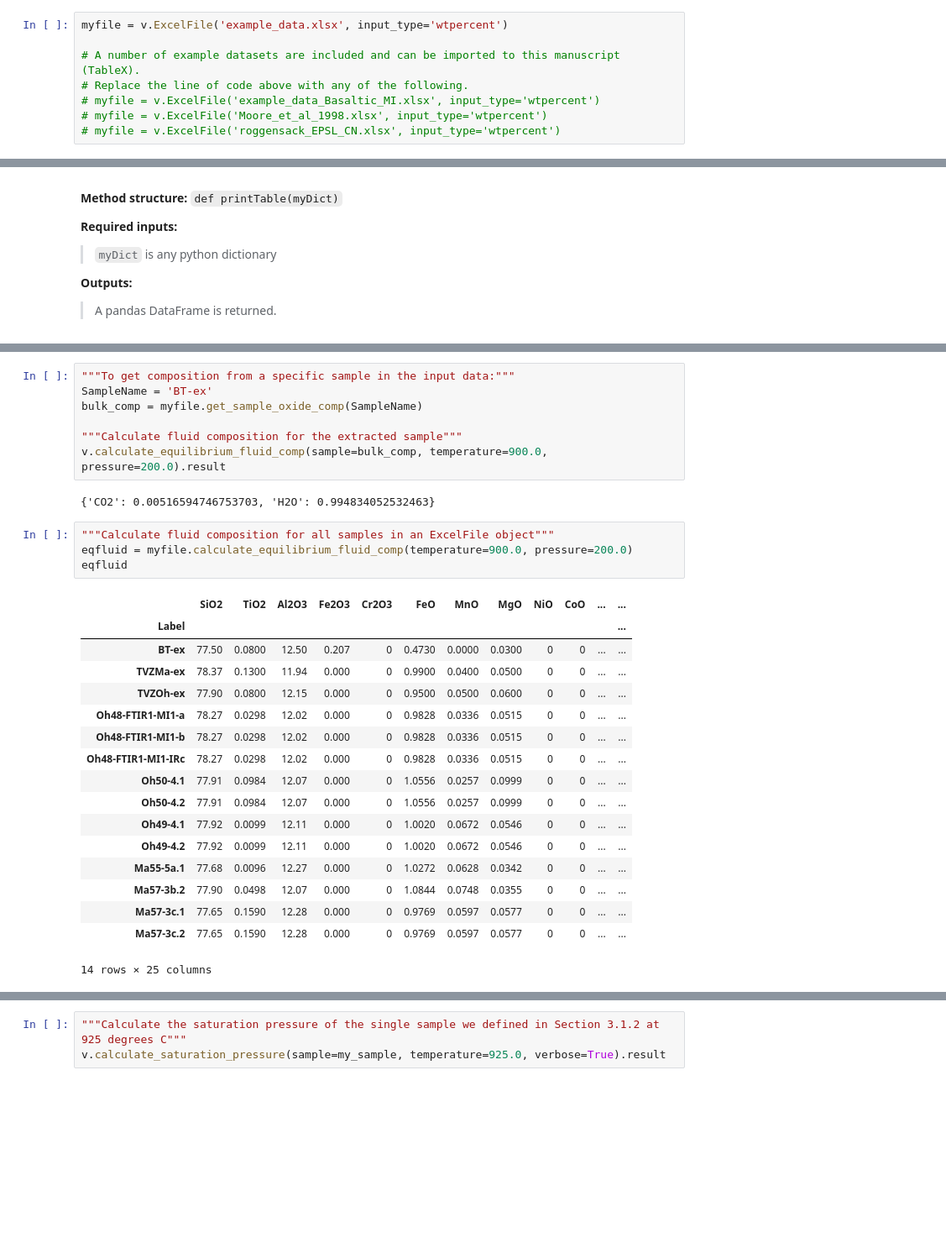
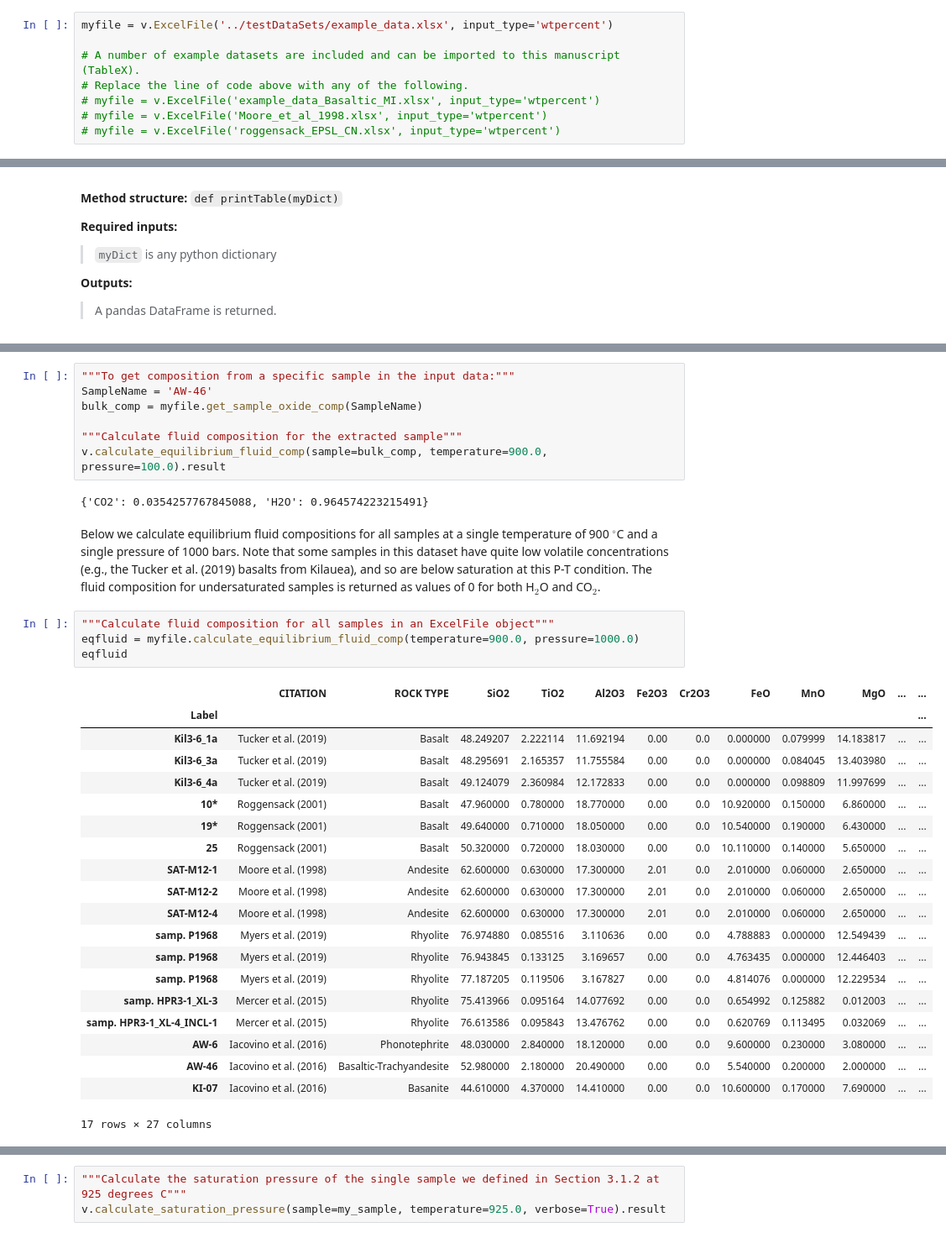
Before and after one commit to kaylai/VESIcal, a Jupyter notebook: manuscript/Manuscript.ipynb, the cells around one changed output, grey strips where cells are left out. Shown at 84% size. Drawn from its saved outputs; the diff is of its cells as text; blank space fills up the shorter version.

```diff
--- a/manuscript/Manuscript.ipynb
+++ b/manuscript/Manuscript.ipynb
@@ -278,7 +264,7 @@ The standard units used by VESIcal are always pressure in bars, temperature in $
 **Outputs:**<br>
 >A special type of python object defined in the VESIcal code known as an ExcelFile object.
 # %%
-myfile = v.ExcelFile('example_data.xlsx', input_type='wtpercent')
+myfile = v.ExcelFile('../testDataSets/example_data.xlsx', input_type='wtpercent')
 
 # A number of example datasets are included and can be imported to this manuscript (TableX).
 # Replace the line of code above with any of the following.
@@ -603,35 +598,40 @@ The `calculate_equilibrium_fluid_comp()` function calculates the composition of
 >If mutliple samples are passed as an ExcelFile object, a pandas DataFrame is returned with sample information plus calculated equilibrium fluid compositions, mass of the fluid in grams, and proportion of the fluid in the system in wt%. Pressure (in bars) and Temperature (in $^{\circ}$C) columns are always returned.
 # %%
 """To get composition from a specific sample in the input data:"""
-SampleName = 'BT-ex'
+SampleName = 'AW-46'
 bulk_comp = myfile.get_sample_oxide_comp(SampleName)
 
 """Calculate fluid composition for the extracted sample"""
-v.calculate_equilibrium_fluid_comp(sample=bulk_comp, temperature=900.0, pressure=200.0).result
+v.calculate_equilibrium_fluid_comp(sample=bulk_comp, temperature=900.0, pressure=100.0).result
 # %% [output]
-{'CO2': 0.00516594746753703, 'H2O': 0.994834052532463}
+{'CO2': 0.0354257767845088, 'H2O': 0.964574223215491}
+# %% [markdown]
+Below we calculate equilibrium fluid compositions for all samples at a single temperature of 900 $^{\circ}$C and a single pressure of 1000 bars. Note that some samples in this dataset have quite low volatile concentrations (e.g., the Tucker et al. (2019) basalts from Kilauea), and so are below saturation at this P-T condition. The fluid composition for undersaturated samples is returned as values of 0 for both H$_2$O and CO$_2$.
 # %%
 """Calculate fluid composition for all samples in an ExcelFile object"""
-eqfluid = myfile.calculate_equilibrium_fluid_comp(temperature=900.0, pressure=200.0)
+eqfluid = myfile.calculate_equilibrium_fluid_comp(temperature=900.0, pressure=1000.0)
 eqfluid
 # %% [output]
-|  | SiO2 | TiO2 | Al2O3 | Fe2O3 | Cr2O3 | FeO | MnO | MgO | NiO | CoO | ... | ... |
+|  | CITATION | ROCK TYPE | SiO2 | TiO2 | Al2O3 | Fe2O3 | Cr2O3 | FeO | MnO | MgO | ... | ... |
 | Label |  |  |  |  |  |  |  |  |  |  |  | ... |
-| BT-ex | 77.50 | 0.0800 | 12.50 | 0.207 | 0 | 0.4730 | 0.0000 | 0.0300 | 0 | 0 | ... | ... |
-| TVZMa-ex | 78.37 | 0.1300 | 11.94 | 0.000 | 0 | 0.9900 | 0.0400 | 0.0500 | 0 | 0 | ... | ... |
-| TVZOh-ex | 77.90 | 0.0800 | 12.15 | 0.000 | 0 | 0.9500 | 0.0500 | 0.0600 | 0 | 0 | ... | ... |
-| Oh48-FTIR1-MI1-a | 78.27 | 0.0298 | 12.02 | 0.000 | 0 | 0.9828 | 0.0336 | 0.0515 | 0 | 0 | ... | ... |
-| Oh48-FTIR1-MI1-b | 78.27 | 0.0298 | 12.02 | 0.000 | 0 | 0.9828 | 0.0336 | 0.0515 | 0 | 0 | ... | ... |
-| Oh48-FTIR1-MI1-IRc | 78.27 | 0.0298 | 12.02 | 0.000 | 0 | 0.9828 | 0.0336 | 0.0515 | 0 | 0 | ... | ... |
-| Oh50-4.1 | 77.91 | 0.0984 | 12.07 | 0.000 | 0 | 1.0556 | 0.0257 | 0.0999 | 0 | 0 | ... | ... |
-| Oh50-4.2 | 77.91 | 0.0984 | 12.07 | 0.000 | 0 | 1.0556 | 0.0257 | 0.0999 | 0 | 0 | ... | ... |
-| Oh49-4.1 | 77.92 | 0.0099 | 12.11 | 0.000 | 0 | 1.0020 | 0.0672 | 0.0546 | 0 | 0 | ... | ... |
-| Oh49-4.2 | 77.92 | 0.0099 | 12.11 | 0.000 | 0 | 1.0020 | 0.0672 | 0.0546 | 0 | 0 | ... | ... |
-| Ma55-5a.1 | 77.68 | 0.0096 | 12.27 | 0.000 | 0 | 1.0272 | 0.0628 | 0.0342 | 0 | 0 | ... | ... |
-| Ma57-3b.2 | 77.90 | 0.0498 | 12.07 | 0.000 | 0 | 1.0844 | 0.0748 | 0.0355 | 0 | 0 | ... | ... |
-| Ma57-3c.1 | 77.65 | 0.1590 | 12.28 | 0.000 | 0 | 0.9769 | 0.0597 | 0.0577 | 0 | 0 | ... | ... |
-| Ma57-3c.2 | 77.65 | 0.1590 | 12.28 | 0.000 | 0 | 0.9769 | 0.0597 | 0.0577 | 0 | 0 | ... | ... |
+| Kil3-6_1a | Tucker et al. (2019) | Basalt | 48.249207 | 2.222114 | 11.692194 | 0.00 | 0.0 | 0.000000 | 0.079999 | 14.183817 | ... | ... |
+| Kil3-6_3a | Tucker et al. (2019) | Basalt | 48.295691 | 2.165357 | 11.755584 | 0.00 | 0.0 | 0.000000 | 0.084045 | 13.403980 | ... | ... |
+| Kil3-6_4a | Tucker et al. (2019) | Basalt | 49.124079 | 2.360984 | 12.172833 | 0.00 | 0.0 | 0.000000 | 0.098809 | 11.997699 | ... | ... |
+| 10* | Roggensack (2001) | Basalt | 47.960000 | 0.780000 | 18.770000 | 0.00 | 0.0 | 10.920000 | 0.150000 | 6.860000 | ... | ... |
+| 19* | Roggensack (2001) | Basalt | 49.640000 | 0.710000 | 18.050000 | 0.00 | 0.0 | 10.540000 | 0.190000 | 6.430000 | ... | ... |
+| 25 | Roggensack (2001) | Basalt | 50.320000 | 0.720000 | 18.030000 | 0.00 | 0.0 | 10.110000 | 0.140000 | 5.650000 | ... | ... |
+| SAT-M12-1 | Moore et al. (1998) | Andesite | 62.600000 | 0.630000 | 17.300000 | 2.01 | 0.0 | 2.010000 | 0.060000 | 2.650000 | ... | ... |
+| SAT-M12-2 | Moore et al. (1998) | Andesite | 62.600000 | 0.630000 | 17.300000 | 2.01 | 0.0 | 2.010000 | 0.060000 | 2.650000 | ... | ... |
+| SAT-M12-4 | Moore et al. (1998) | Andesite | 62.600000 | 0.630000 | 17.300000 | 2.01 | 0.0 | 2.010000 | 0.060000 | 2.650000 | ... | ... |
+| samp. P1968 | Myers et al. (2019) | Rhyolite | 76.974880 | 0.085516 | 3.110636 | 0.00 | 0.0 | 4.788883 | 0.000000 | 12.549439 | ... | ... |
+| samp. P1968 | Myers et al. (2019) | Rhyolite | 76.943845 | 0.133125 | 3.169657 | 0.00 | 0.0 | 4.763435 | 0.000000 | 12.446403 | ... | ... |
+| samp. P1968 | Myers et al. (2019) | Rhyolite | 77.187205 | 0.119506 | 3.167827 | 0.00 | 0.0 | 4.814076 | 0.000000 | 12.229534 | ... | ... |
+| samp. HPR3-1_XL-3 | Mercer et al. (2015) | Rhyolite | 75.413966 | 0.095164 | 14.077692 | 0.00 | 0.0 | 0.654992 | 0.125882 | 0.012003 | ... | ... |
+| samp. HPR3-1_XL-4_INCL-1 | Mercer et al. (2015) | Rhyolite | 76.613586 | 0.095843 | 13.476762 | 0.00 | 0.0 | 0.620769 | 0.113495 | 0.032069 | ... | ... |
+| AW-6 | Iacovino et al. (2016) | Phonotephrite | 48.030000 | 2.840000 | 18.120000 | 0.00 | 0.0 | 9.600000 | 0.230000 | 3.080000 | ... | ... |
+| AW-46 | Iacovino et al. (2016) | Basaltic-Trachyandesite | 52.980000 | 2.180000 | 20.490000 | 0.00 | 0.0 | 5.540000 | 0.200000 | 2.000000 | ... | ... |
+| KI-07 | Iacovino et al. (2016) | Basanite | 44.610000 | 4.370000 | 14.410000 | 0.00 | 0.0 | 10.600000 | 0.170000 | 7.690000 | ... | ... |
-14 rows × 25 columns
+17 rows × 27 columns
 # %%
 """Calculate fluid composition for all samples with unique pressure and temperature values for each sample.
 Pressure and temperature values are taken from columns named "Press" and "Temp" in the example ExcelFile"""
```
Also changed, not shown: parts of 36 cells of this notebook, 11 other files.
